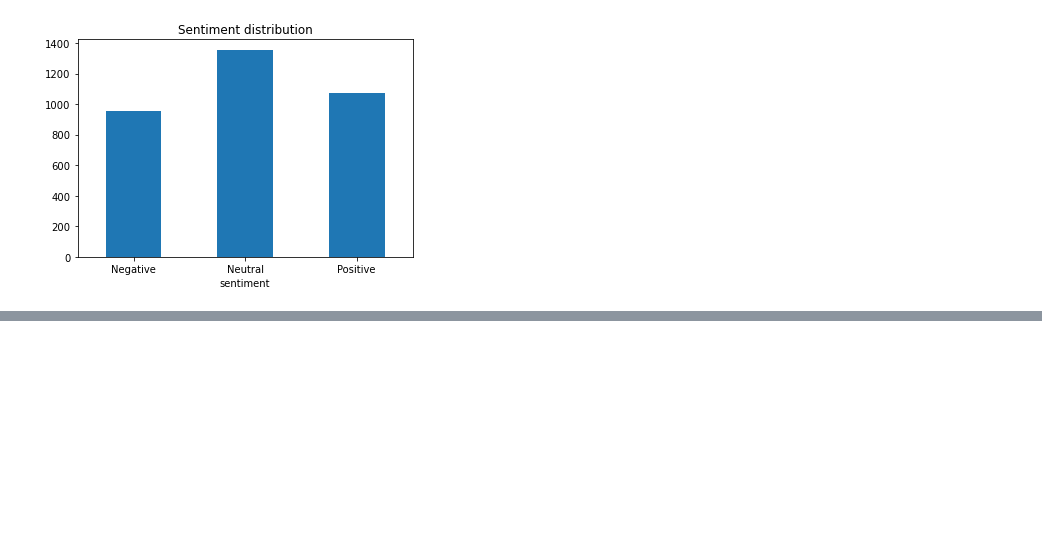
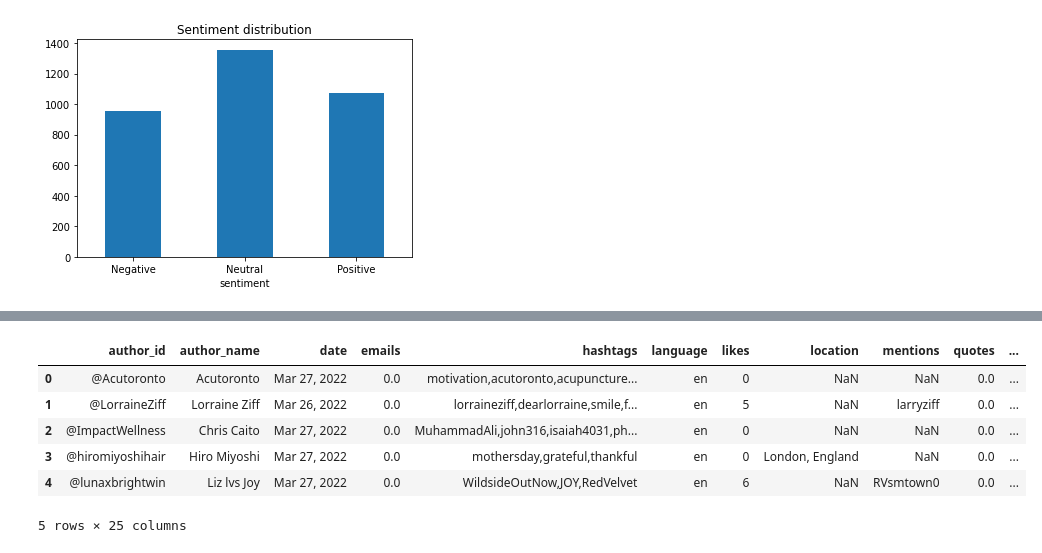
Before and after one commit to szymwisn/twitter-sentiment-analysis, a Jupyter notebook: data-analysis/data-analysis.ipynb, the cells around one changed output, grey strips where cells are left out. Cells and saved outputs as stored; diff of their text form; code cells hidden in the pictures; blank space fills up the shorter version.

```diff
--- a/data-analysis/data-analysis.ipynb
+++ b/data-analysis/data-analysis.ipynb
@@ -236,0 +302,10 @@ print_word_cloud('Negative sentiment', df_negative_text)
+# %%
+df.head()
+# %% [output]
+|  | author_id | author_name | date | emails | hashtags | language | likes | location | mentions | quotes | ... |
+| 0 | @Acutoronto | Acutoronto | Mar 27, 2022 | 0.0 | motivation,acutoronto,acupuncture... | en | 0 | NaN | NaN | 0.0 | ... |
+| 1 | @LorraineZiff | Lorraine Ziff | Mar 26, 2022 | 0.0 | lorraineziff,dearlorraine,smile,f... | en | 5 | NaN | larryziff | 0.0 | ... |
+| 2 | @ImpactWellness | Chris Caito | Mar 27, 2022 | 0.0 | MuhammadAli,john316,isaiah4031,ph... | en | 0 | NaN | NaN | 0.0 | ... |
+| 3 | @hiromiyoshihair | Hiro Miyoshi | Mar 27, 2022 | 0.0 | mothersday,grateful,thankful | en | 0 | London, England | NaN | 0.0 | ... |
+| 4 | @lunaxbrightwin | Liz lvs Joy | Mar 27, 2022 | 0.0 | WildsideOutNow,JOY,RedVelvet | en | 6 | NaN | RVsmtown0 | 0.0 | ... |
+5 rows × 25 columns
```
Also changed, not shown: parts of 6 cells of this notebook, 3 other files.
